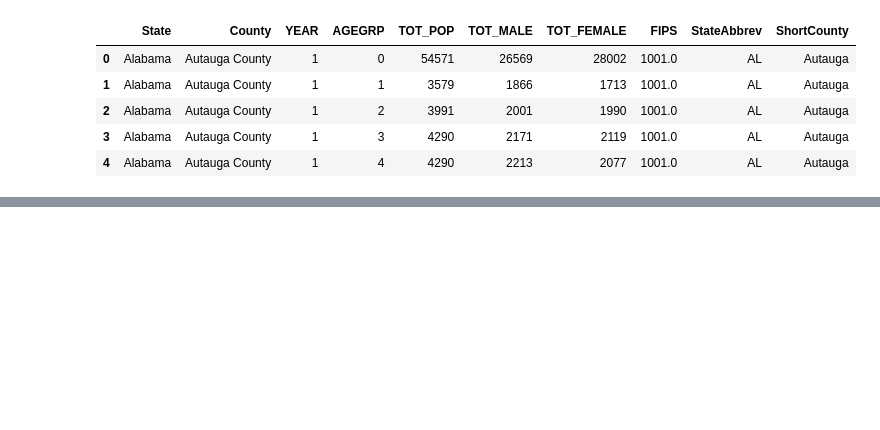
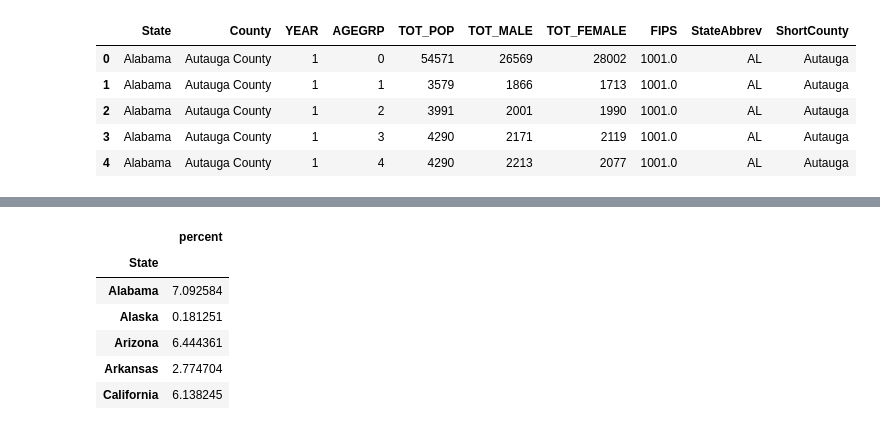
Before and after one commit to younesk93/Project-1, a Jupyter notebook: Project/SM-Main.ipynb, the cells around one changed output, grey strips where cells are left out. Cells and saved outputs as stored; diff of their text form; code cells hidden in the pictures; blank space fills up the shorter version.

```diff
--- a/Project/SM-Main.ipynb
+++ b/Project/SM-Main.ipynb
@@ -155,0 +187,15 @@ PopvMed.head()
+# %%
+PopvMedState = PopvMed.groupby(['State'])
+PopvMedStateBar = pd.DataFrame(PopvMedState['Enrollment','TOT_POP'].sum())
+PopvMedStateBar['percent'] = PopvMedStateBar['Enrollment']/PopvMedStateBar['TOT_POP'] * 100
+
+PopvMedStateBarNEW = PopvMedStateBar[['percent']]
+PopvMedStateBarNEW.head()
+# %% [output]
+|  | percent |
+| State |  |
+| Alabama | 7.092584 |
+| Alaska | 0.181251 |
+| Arizona | 6.444361 |
+| Arkansas | 2.774704 |
+| California | 6.138245 |
```
Also changed, not shown: parts of 12 cells of this notebook.
